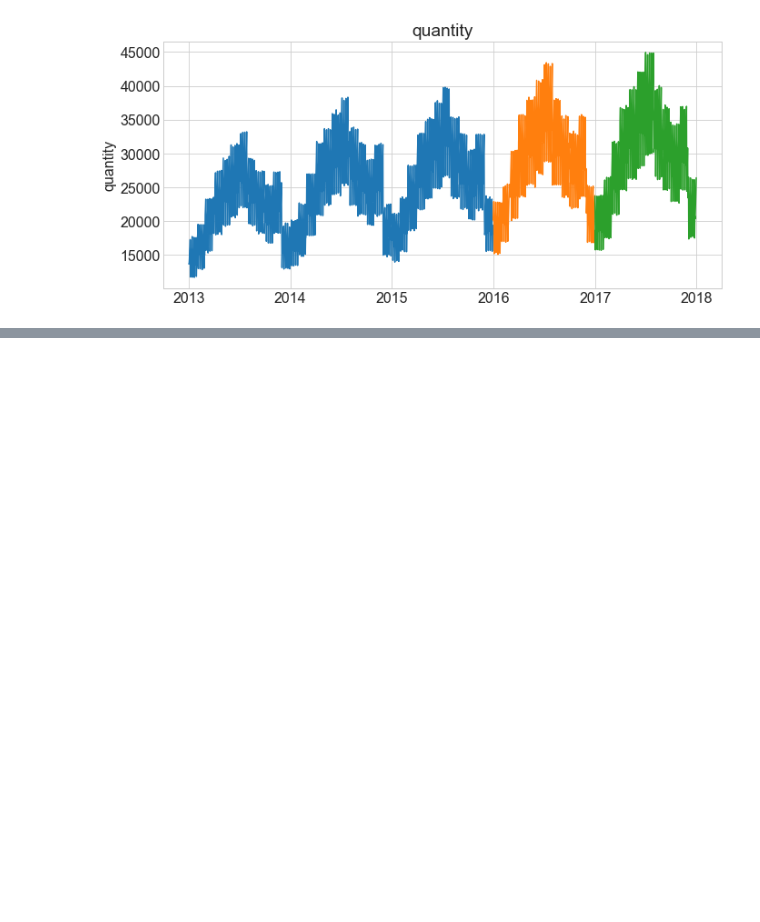
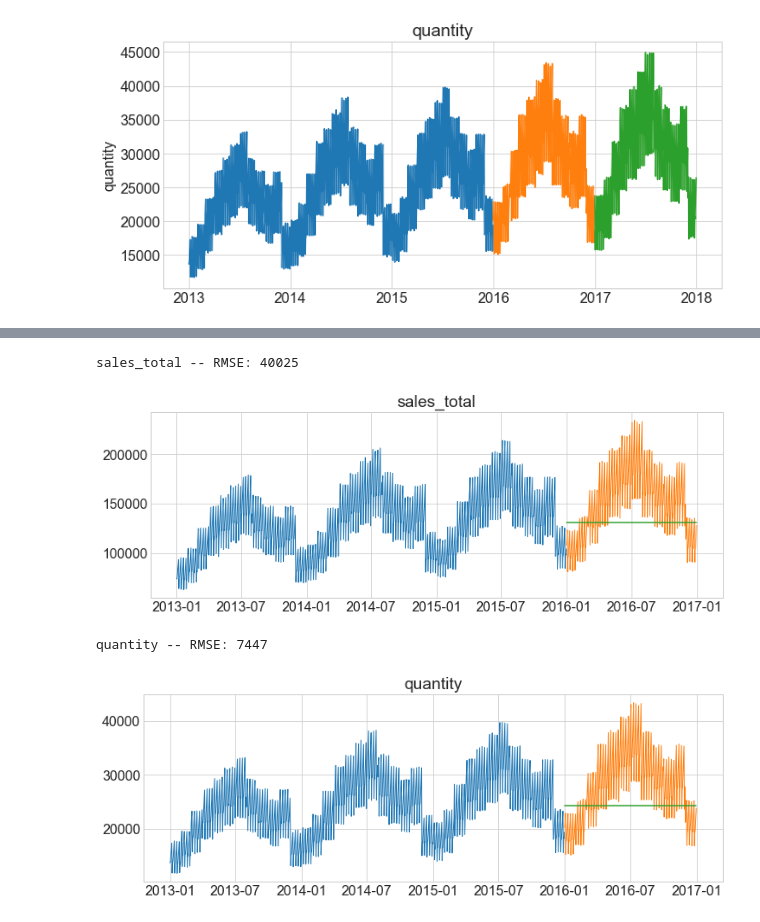
Before and after one commit to BraedenWright/time-series-exercises, a Jupyter notebook: model.ipynb, the cells around one changed output, grey strips where cells are left out. Drawn from its saved outputs; the diff is of its cells as text; code cells hidden in the pictures; blank space fills up the shorter version.

```diff
--- a/model.ipynb
+++ b/model.ipynb
@@ -91,0 +146,4 @@ for col in train.columns:
+# %%
+# Empty Metric DataFrame
+metrics_df = pd.DataFrame(columns=['model', 'target_var', 'RMSE'])
+metrics_df
@@ -91,0 +152,11 @@ for col in train.columns:
+# %%
+# Function to append metrics to dataframe
+def append_metrics_df(model, target_var):
+    '''
+
+    '''
+    rmse = evaluate(target_var)
+    dic = {'model': [model], 'target_var': [target_var],
+        'RMSE': [rmse]}
+    dic = pd.DataFrame(dic)
+    return metrics_df.append(dic, ignore_index = True)
@@ -91,0 +200,6 @@ for col in train.columns:
+# %%
+# Evaluate using RMSE and and Metrics to the metric_df
+
+for col in train.columns:
+    metrics_df = append_metrics_df(model = 'last_observed_value',
+                             target_var = col)
@@ -91,0 +234,9 @@ for col in train.columns:
+# %%
+# Visualize
+for col in train.columns:
+    plot_and_eval(col)
+# %% [output]
+sales_total -- RMSE: 40025
+[figure, added]
+quantity -- RMSE: 7447
+[figure, added]
```
Also changed, not shown: parts of 38 cells of this notebook.
